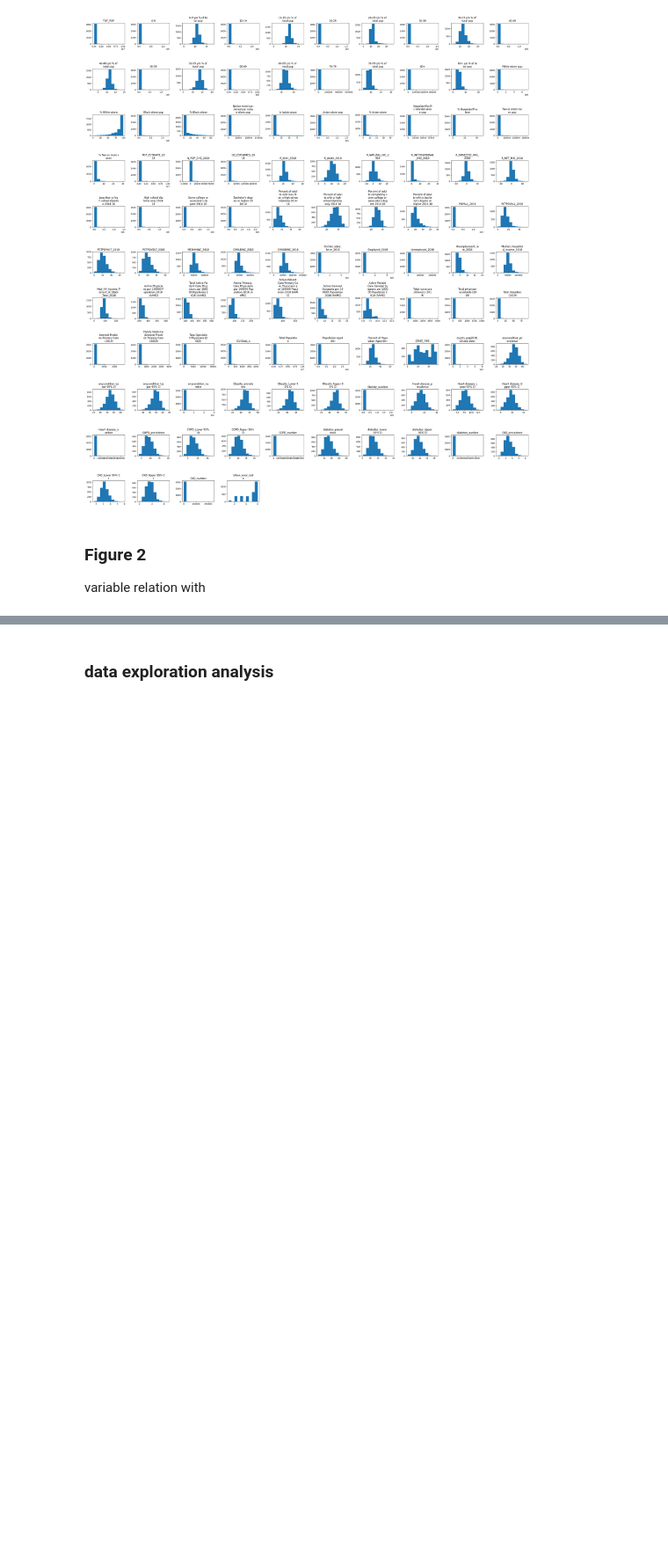
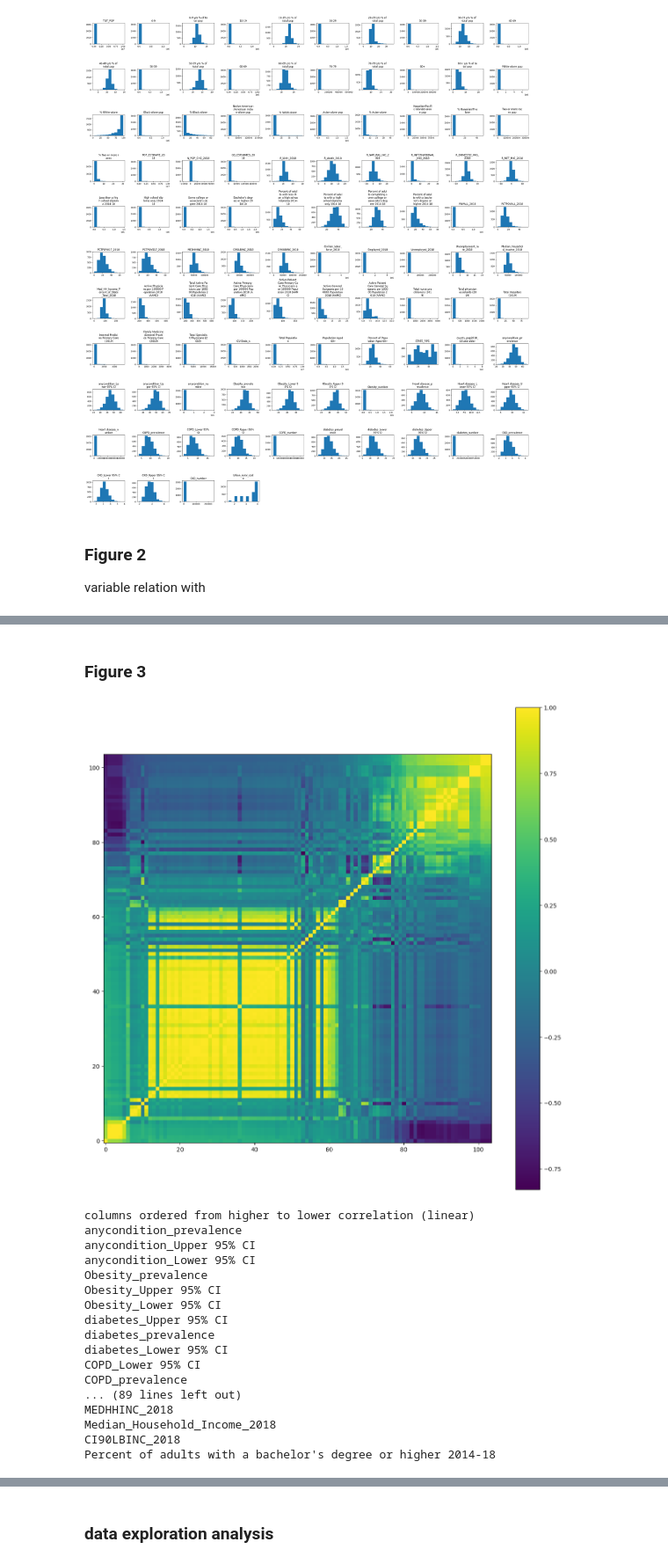
Before and after one commit to ShadekJaramillo/regularized-linear-regression-tutorial, a Jupyter notebook: src/explore.ipynb, the cells around one changed output, grey strips where cells are left out. Shown at 88% size. Saved outputs shown, nothing was run; the diff lists cells and outputs as text; code cells hidden in the pictures; blank space fills up the shorter version.

```diff
--- a/src/explore.ipynb
+++ b/src/explore.ipynb
@@ -244,0 +247,35 @@ plt.show()
+# %% [markdown]
+### Figure 3
+# %%
+plt.figure(figsize=(15,15))
+
+order = clean_df.corr().sort_values('anycondition_prevalence').index
+
+plt.imshow(clean_df[order].corr(), origin='lower')
+plt.colorbar()
+
+plt.show()
+
+
+print('columns ordered from higher to lower correlation (linear)')
+for col in order[::-1]:
+    print(col)
+# %% [output]
+[figure, added]
+columns ordered from higher to lower correlation (linear)
+anycondition_prevalence
+anycondition_Upper 95% CI
+anycondition_Lower 95% CI
+Obesity_prevalence
+Obesity_Upper 95% CI
+Obesity_Lower 95% CI
+diabetes_Upper 95% CI
+diabetes_prevalence
+diabetes_Lower 95% CI
+COPD_Lower 95% CI
+COPD_prevalence
+... (89 lines left out)
+MEDHHINC_2018
+Median_Household_Income_2018
+CI90LBINC_2018
+Percent of adults with a bachelor's degree or higher 2014-18
```
Also changed, not shown: parts of 8 cells of this notebook.
